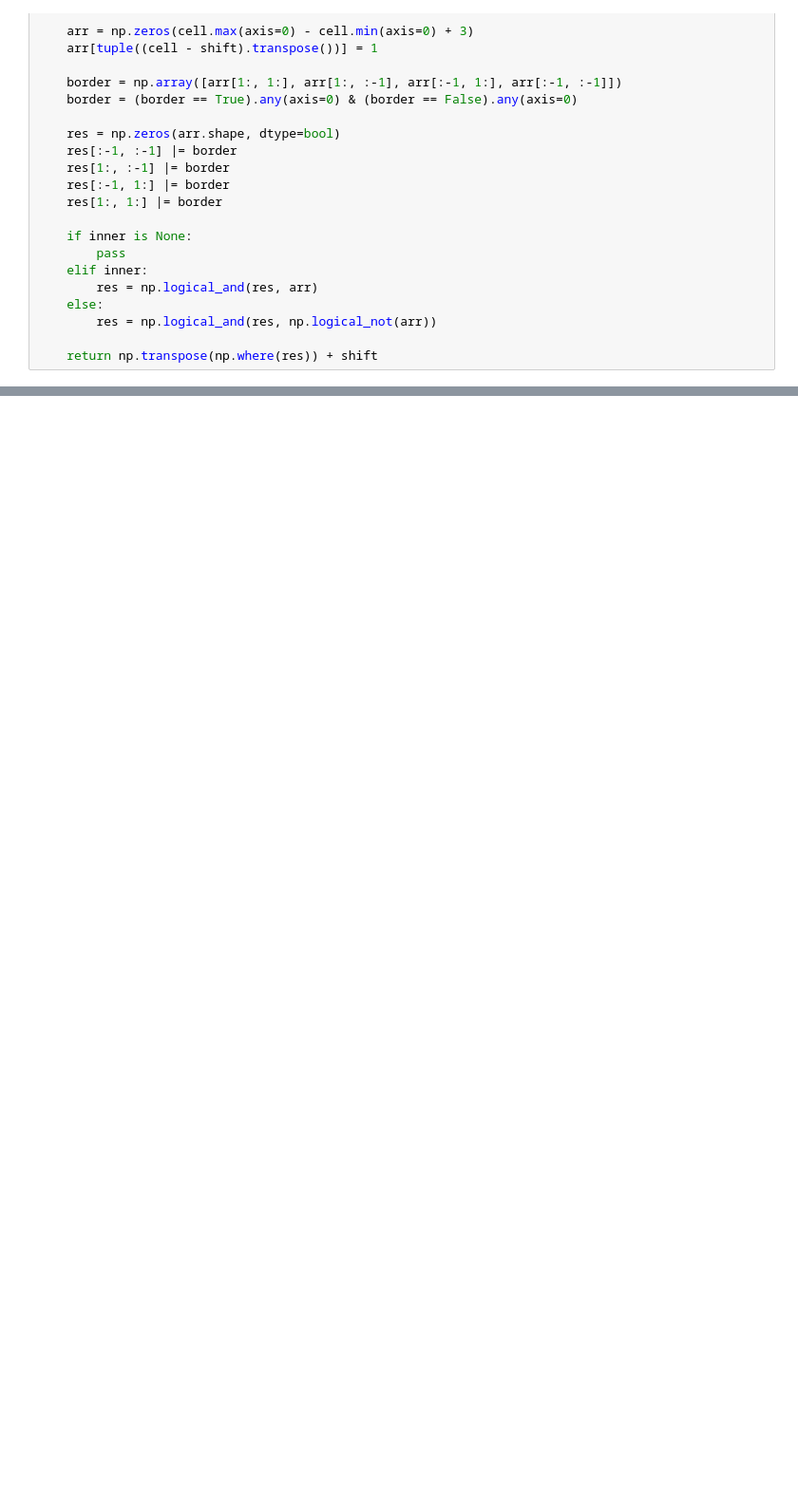
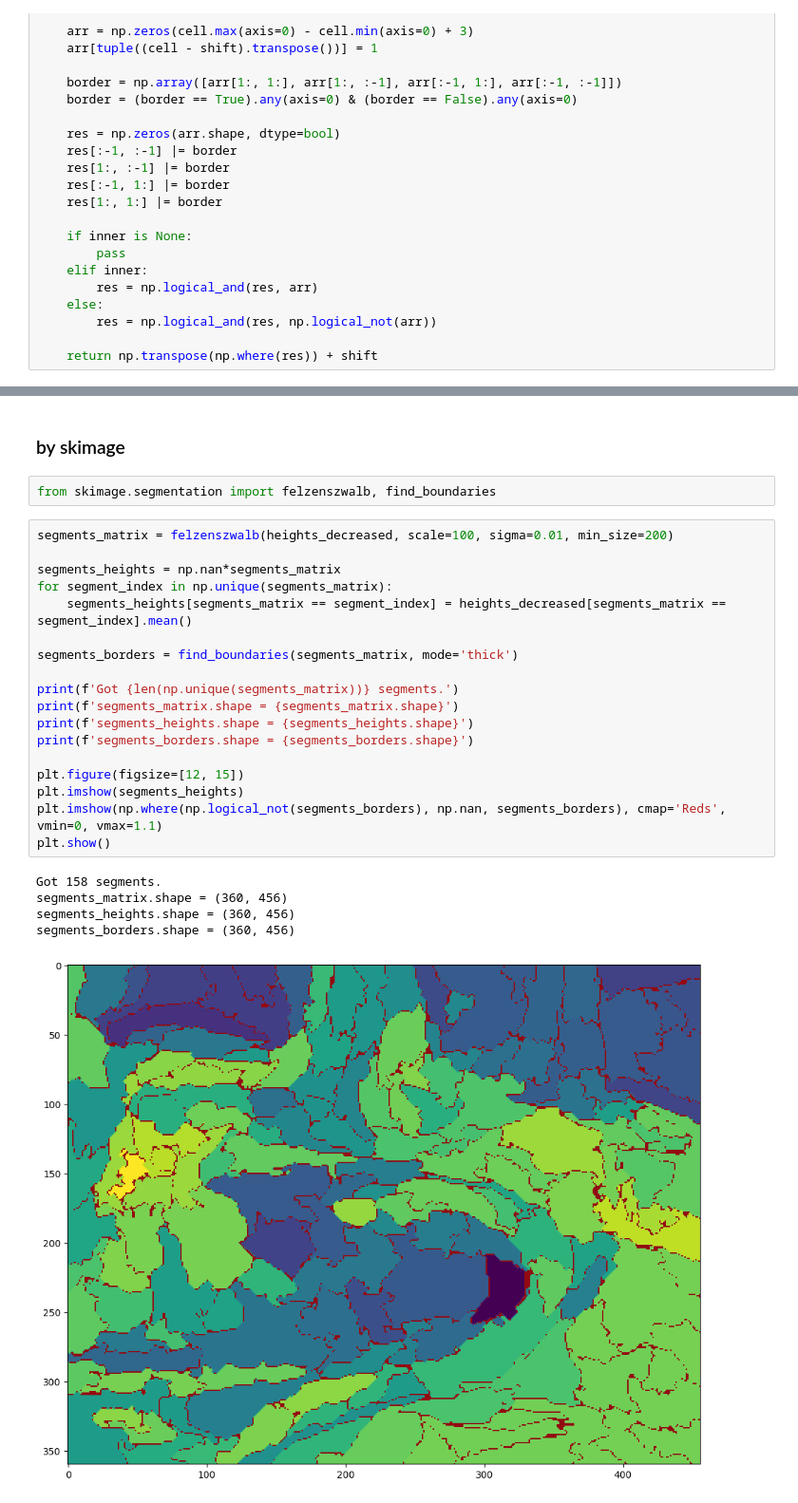
Before and after one commit to zimfv/topological-illustrations, a Jupyter notebook: notebooks/GeoData Analysis and Simplification.ipynb, the cells around one changed output, grey strips where cells are left out. Shown at 95% size. Cells and saved outputs as stored; diff of their text form; blank space fills up the shorter version.

Commit message:
Find segments with skiimage

```diff
--- a/notebooks/GeoData Analysis and Simplification.ipynb
+++ b/notebooks/GeoData Analysis and Simplification.ipynb
@@ -385,0 +388,28 @@ plt.show()
+# %% [markdown]
+### by skimage
+# %%
+from skimage.segmentation import felzenszwalb, find_boundaries
+# %%
+segments_matrix = felzenszwalb(heights_decreased, scale=100, sigma=0.01, min_size=200)
+
+segments_heights = np.nan*segments_matrix
+for segment_index in np.unique(segments_matrix):
+    segments_heights[segments_matrix == segment_index] = heights_decreased[segments_matrix == segment_index].mean()
+
+segments_borders = find_boundaries(segments_matrix, mode='thick')
+
+print(f'Got {len(np.unique(segments_matrix))} segments.')
+print(f'segments_matrix.shape = {segments_matrix.shape}')
+print(f'segments_heights.shape = {segments_heights.shape}')
+print(f'segments_borders.shape = {segments_borders.shape}')
+
+plt.figure(figsize=[12, 15])
+plt.imshow(segments_heights)
+plt.imshow(np.where(np.logical_not(segments_borders), np.nan, segments_borders), cmap='Reds', vmin=0, vmax=1.1)
+plt.show()
+# %% [output]
+Got 158 segments.
+segments_matrix.shape = (360, 456)
+segments_heights.shape = (360, 456)
+segments_borders.shape = (360, 456)
+[figure, added]
```
Also changed, not shown: parts of 3 cells of this notebook.
